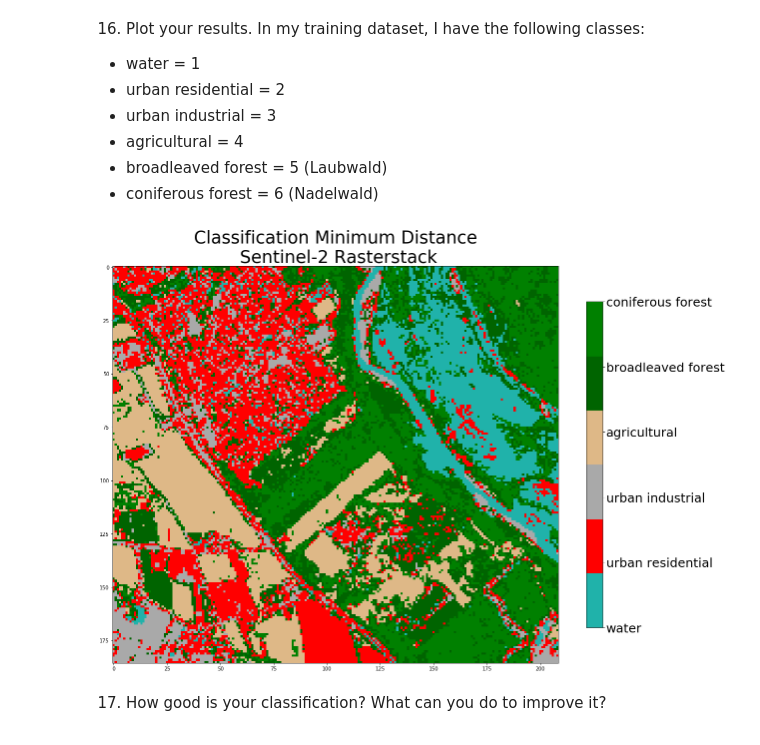
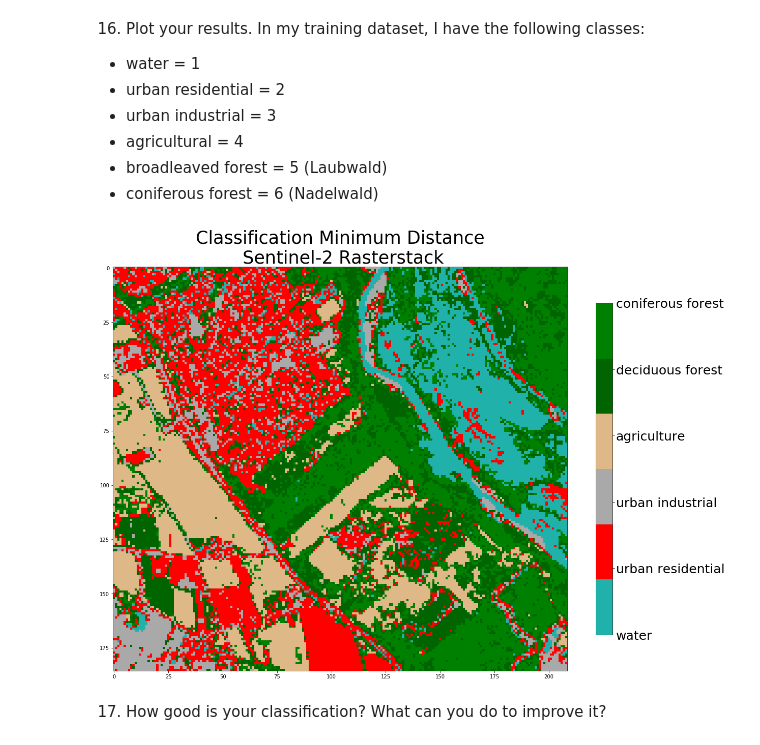
Before and after one commit to yzut-ydv/Remote_sensing_HM, a Jupyter notebook: practice5_fe1-Solution.ipynb, the cells around one changed output. Saved outputs shown, nothing was run; the diff lists cells and outputs as text; code cells hidden in the pictures.

```diff
--- a/practice5_fe1-Solution.ipynb
+++ b/practice5_fe1-Solution.ipynb
@@ -281,25 +285,25 @@ Reshaped back to (186, 209)
 # %%
 # assing colors to each class. The order of the colors depends on the order of the landclasses
 custom_cmap = ListedColormap(["lightseagreen","red","darkgrey","burlywood", "darkgreen","green"])
 # for example, here water = "lightseagreen"
 
 # plot your classification
 fig,ax = plt.subplots(figsize=(20,20))
 ax.set_title('Classification Minimum Distance\n Sentinel-2 Rasterstack', fontsize = 35) # use '\n' to start a new line
 plot_md =ax.imshow(knn_prediction, cmap=custom_cmap) # indicate which file will be plottd, add colors
 # set parameters for colorbar
 cbar_md = plt.colorbar(plot_md,shrink=0.6)
 cbar_md.set_ticks([1,2,3,4,5,6])
-cbar_md.set_ticklabels(["water", "urban residential", "urban industrial", "agricultural", "broadleaved forest", "coniferous forest"])
+cbar_md.set_ticklabels(["water", "urban residential", "urban industrial", "agriculture", "deciduous forest", "coniferous forest"])
 cbar_md.ax.tick_params(labelsize=25) # adapt font size of ticks
 # show your plot
 plt.show()
 
 # More info on plotting functions:
 # https://matplotlib.org/3.1.0/gallery/color/named_colors.html
 # https://matplotlib.org/3.1.1/api/_as_gen/matplotlib.pyplot.colorbar.html
 # %% [output]
-[figure, old version]
+[figure, new version]
 # %% [markdown]
 17. How good is your classification? What can you do to improve it?
 # %% [markdown]
```
Also changed, not shown: parts of 5 cells of this notebook, 1 other file.
